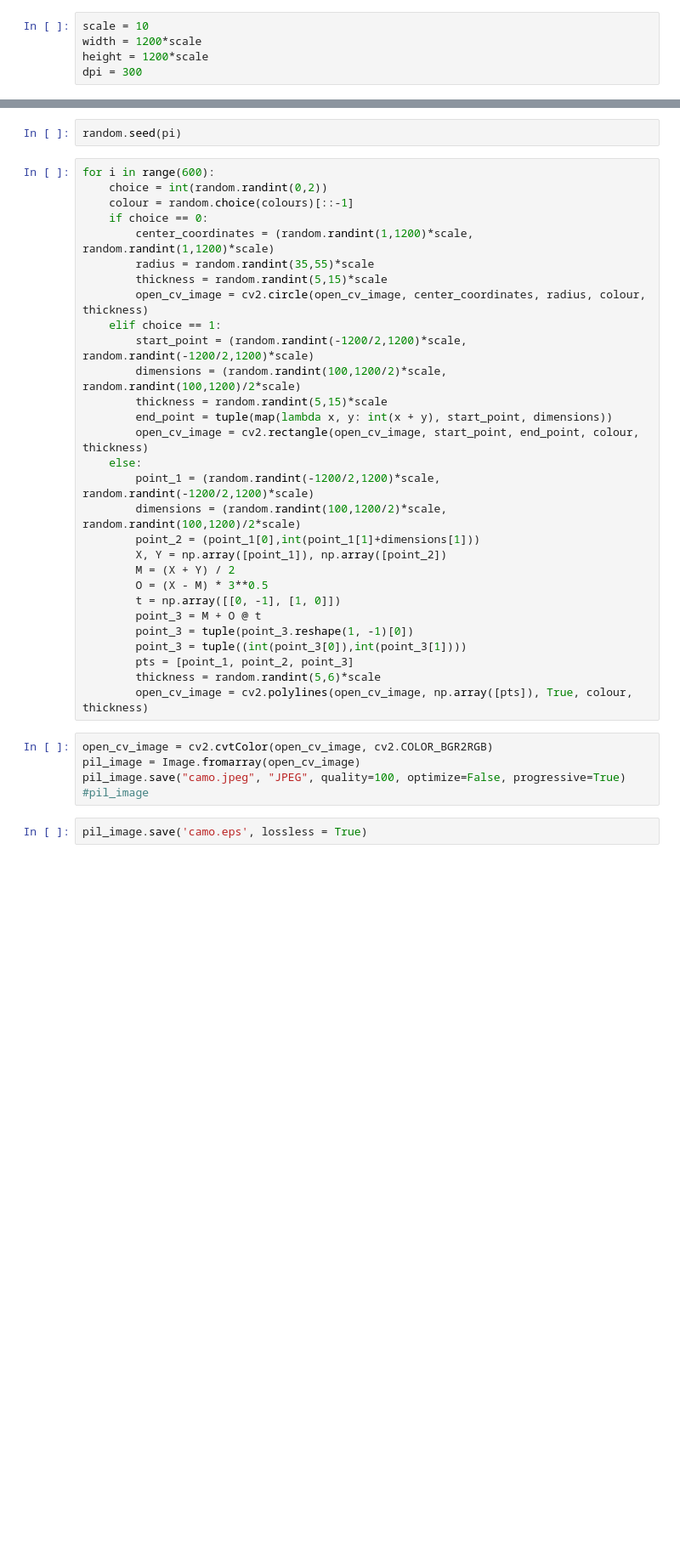
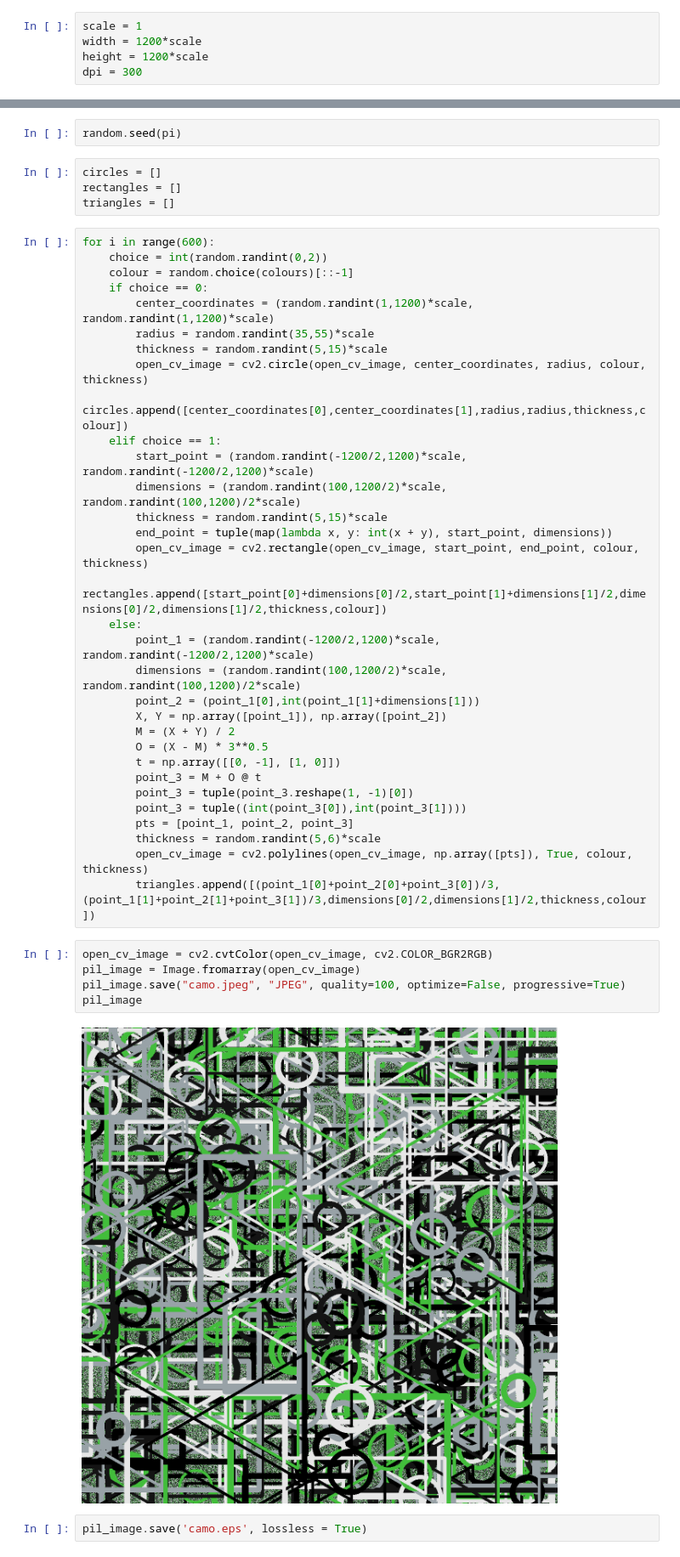
Before and after one commit to sbenstewart/the-skoda-camo, a Jupyter notebook: code.ipynb, the cells around one changed output, grey strips where cells are left out. Shown at 85% size. Cells and saved outputs as stored; diff of their text form; blank space fills up the shorter version.

```diff
--- a/code.ipynb
+++ b/code.ipynb
@@ -13,5 +18,5 @@ from matplotlib import pyplot as plt
 # %%
-scale = 10
+scale = 1
 width = 1200*scale
 height = 1200*scale
 dpi = 300
@@ -63,5 +69,9 @@ Wall time: 3.16 ms
 # %%
 random.seed(pi)
+# %%
+circles = []
+rectangles = []
+triangles = []
 # %%
 for i in range(600):
     choice = int(random.randint(0,2))
@@ -71,12 +81,14 @@ for i in range(600):
         radius = random.randint(35,55)*scale
         thickness = random.randint(5,15)*scale
         open_cv_image = cv2.circle(open_cv_image, center_coordinates, radius, colour, thickness)
+        circles.append([center_coordinates[0],center_coordinates[1],radius,radius,thickness,colour])
     elif choice == 1:
         start_point = (random.randint(-1200/2,1200)*scale, random.randint(-1200/2,1200)*scale)
         dimensions = (random.randint(100,1200/2)*scale, random.randint(100,1200)/2*scale)
         thickness = random.randint(5,15)*scale
         end_point = tuple(map(lambda x, y: int(x + y), start_point, dimensions))
         open_cv_image = cv2.rectangle(open_cv_image, start_point, end_point, colour, thickness)
+        rectangles.append([start_point[0]+dimensions[0]/2,start_point[1]+dimensions[1]/2,dimensions[0]/2,dimensions[1]/2,thickness,colour])
     else:
         point_1 = (random.randint(-1200/2,1200)*scale, random.randint(-1200/2,1200)*scale)
         dimensions = (random.randint(100,1200/2)*scale, random.randint(100,1200)/2*scale)
@@ -91,10 +103,13 @@ for i in range(600):
         pts = [point_1, point_2, point_3]
         thickness = random.randint(5,6)*scale
         open_cv_image = cv2.polylines(open_cv_image, np.array([pts]), True, colour, thickness)
+        triangles.append([(point_1[0]+point_2[0]+point_3[0])/3,(point_1[1]+point_2[1]+point_3[1])/3,dimensions[0]/2,dimensions[1]/2,thickness,colour])
 # %%
 open_cv_image = cv2.cvtColor(open_cv_image, cv2.COLOR_BGR2RGB)
 pil_image = Image.fromarray(open_cv_image)
 pil_image.save("camo.jpeg", "JPEG", quality=100, optimize=False, progressive=True)
-#pil_image
+pil_image
+# %% [output]
+[figure, added]
 # %%
 pil_image.save('camo.eps', lossless = True)
```
Also changed, not shown: parts of 22 cells of this notebook, 3 other files.
